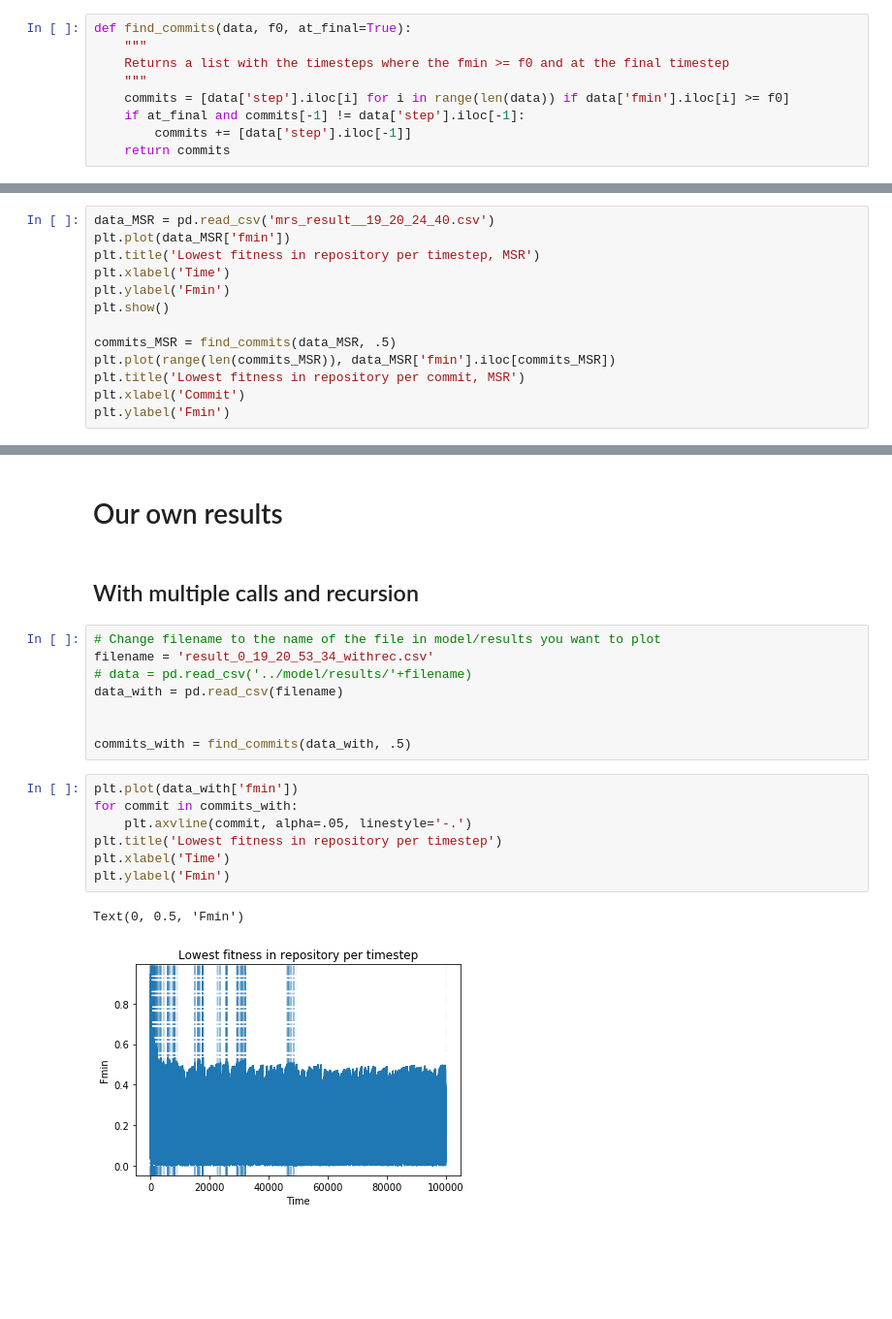
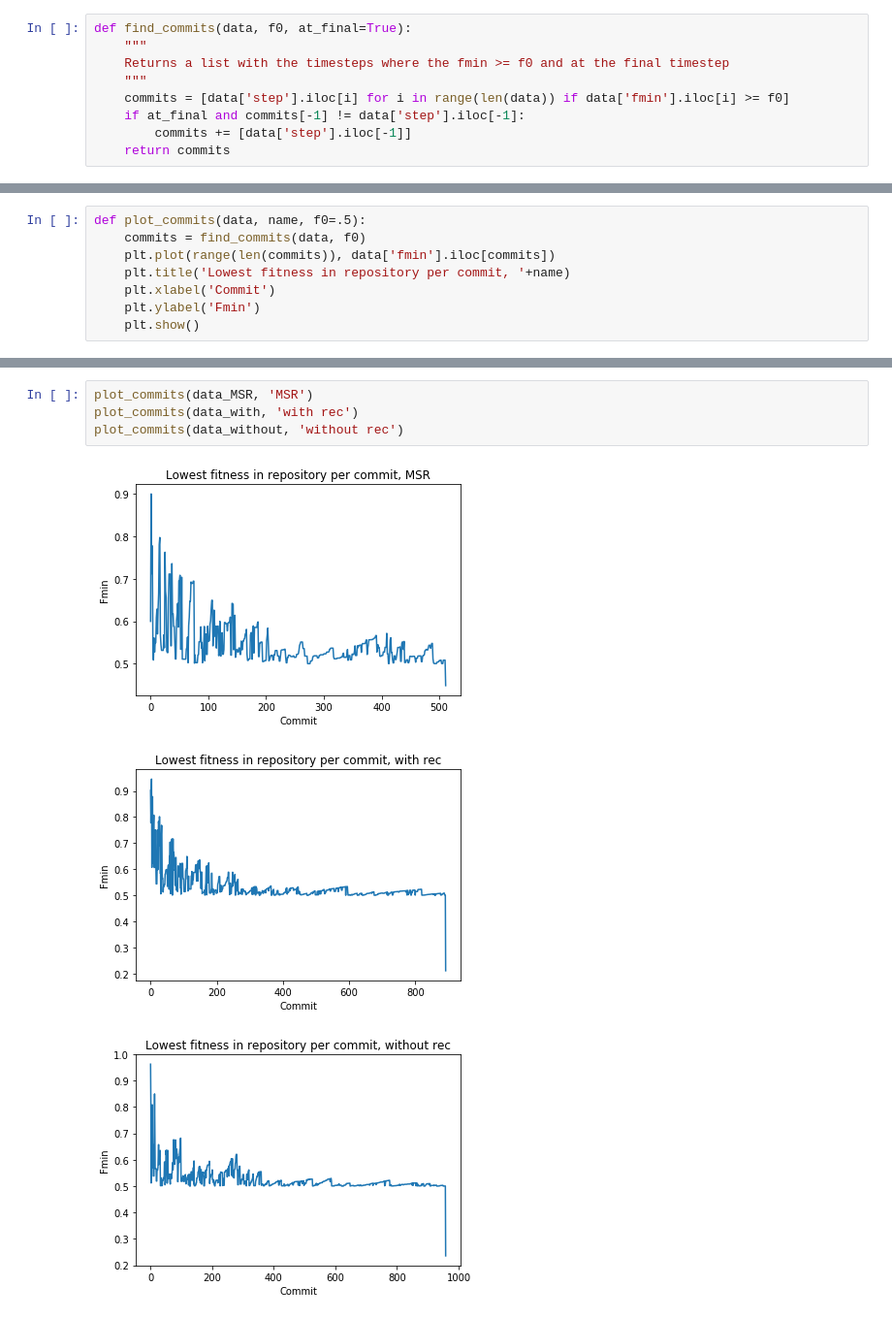
Before and after one commit to NatasjaWezel/Complex_Systems, a Jupyter notebook: Analysis/results_plots.ipynb, the cells around one changed output, grey strips where cells are left out. Shown: that part at 97% size. Drawn from its saved outputs; the diff is of its cells as text; blank space fills up the shorter version.

```diff
--- a/Analysis/results_plots.ipynb
+++ b/Analysis/results_plots.ipynb
@@ -15,13 +47,8 @@ def find_commits(data, f0, at_final=True):
 # %%
-data_MSR = pd.read_csv('mrs_result__19_20_24_40.csv')
-plt.plot(data_MSR['fmin'])
-plt.title('Lowest fitness in repository per timestep, MSR')
-plt.xlabel('Time')
-plt.ylabel('Fmin')
-plt.show()
-
-commits_MSR = find_commits(data_MSR, .5)
-plt.plot(range(len(commits_MSR)), data_MSR['fmin'].iloc[commits_MSR])
-plt.title('Lowest fitness in repository per commit, MSR')
-plt.xlabel('Commit')
-plt.ylabel('Fmin')
+def plot_commits(data, name, f0=.5):
+    commits = find_commits(data, f0)
+    plt.plot(range(len(commits)), data['fmin'].iloc[commits])
+    plt.title('Lowest fitness in repository per commit, '+name)
+    plt.xlabel('Commit')
+    plt.ylabel('Fmin')
+    plt.show()
@@ -32,22 +55,8 @@ Text(0, 0.5, 'Fmin')
-# %% [markdown]
-# Our own results
-# %% [markdown]
-## With multiple calls and recursion
-# %%
-# Change filename to the name of the file in model/results you want to plot
-filename = 'result_0_19_20_53_34_withrec.csv'
-# data = pd.read_csv('../model/results/'+filename)
-data_with = pd.read_csv(filename)
-
-
-commits_with = find_commits(data_with, .5)
-# %%
-plt.plot(data_with['fmin'])
-for commit in commits_with:
-    plt.axvline(commit, alpha=.05, linestyle='-.')
-plt.title('Lowest fitness in repository per timestep')
-plt.xlabel('Time')
-plt.ylabel('Fmin')
-# %% [output]
-Text(0, 0.5, 'Fmin')
-[figure, removed]
+# %%
+plot_commits(data_MSR, 'MSR')
+plot_commits(data_with, 'with rec')
+plot_commits(data_without, 'without rec')
+# %% [output]
+[figure, added]
+[figure, added]
+[figure, added]
```
Also changed, not shown: parts of 23 cells of this notebook, 2 other files.
